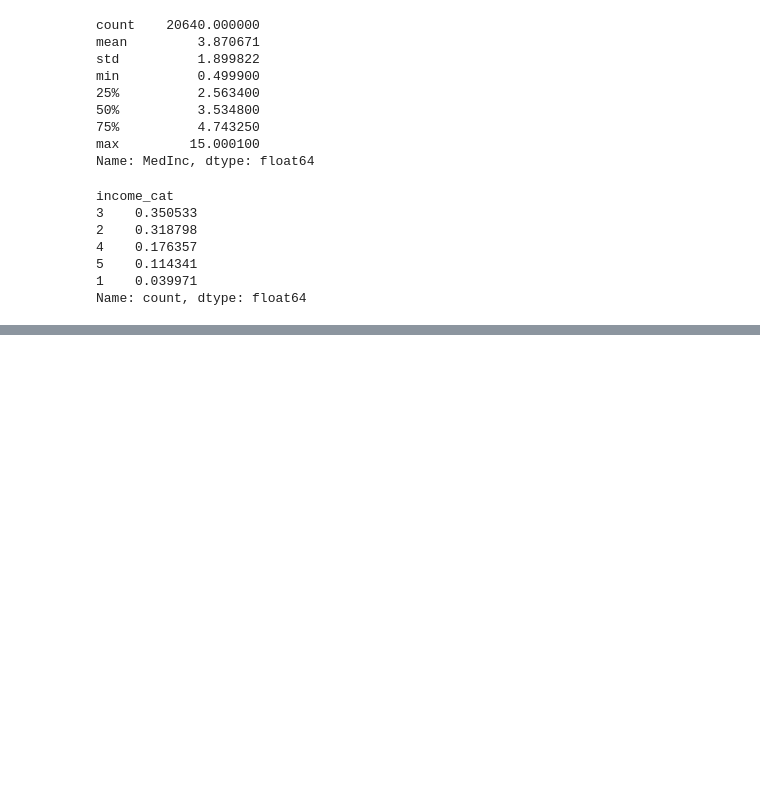
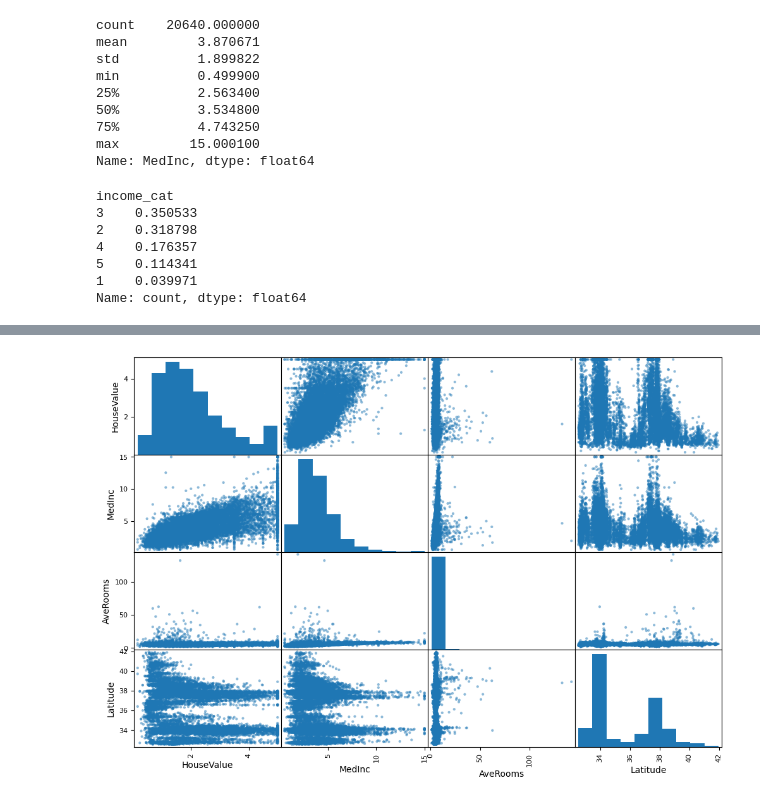
Before and after one commit to Rodmr092/ML-Intro-Andrew-NG, a Jupyter notebook: Test book, regression project with california housing data.ipynb, the cells around one changed output, grey strips where cells are left out. Saved outputs shown, nothing was run; the diff lists cells and outputs as text; code cells hidden in the pictures; blank space fills up the shorter version.

```diff
--- a/Test book, regression project with california housing data.ipynb
+++ b/Test book, regression project with california housing data.ipynb
@@ -213,0 +260,8 @@ Name: count, dtype: float64
+# %%
+# Scatter matrix
+from pandas.plotting import scatter_matrix
+attributes = ["HouseValue", "MedInc", "AveRooms", "Latitude"]
+scatter_matrix(combined[attributes], figsize=(12, 8))
+plt.show()
+# %% [output]
+[figure, added]
```
Also changed, not shown: parts of 9 cells of this notebook.
